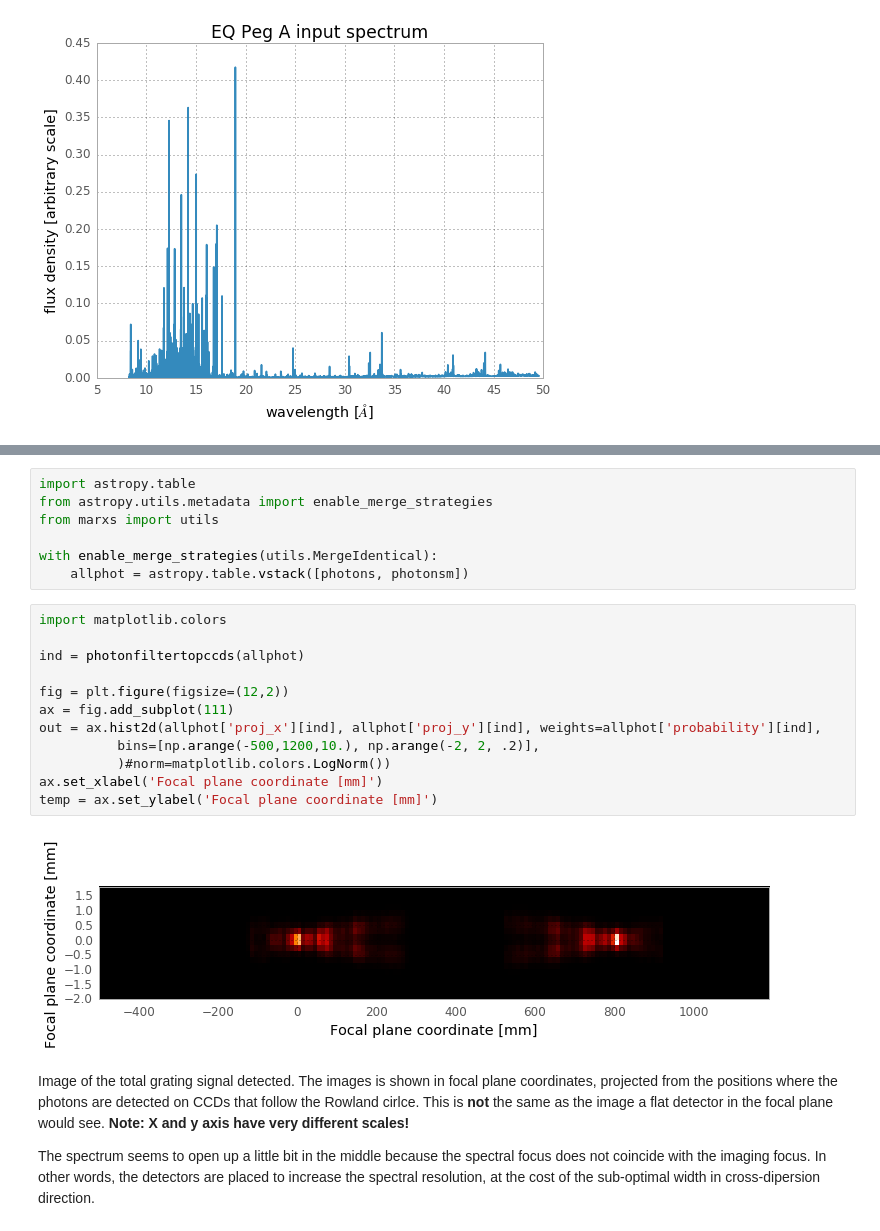
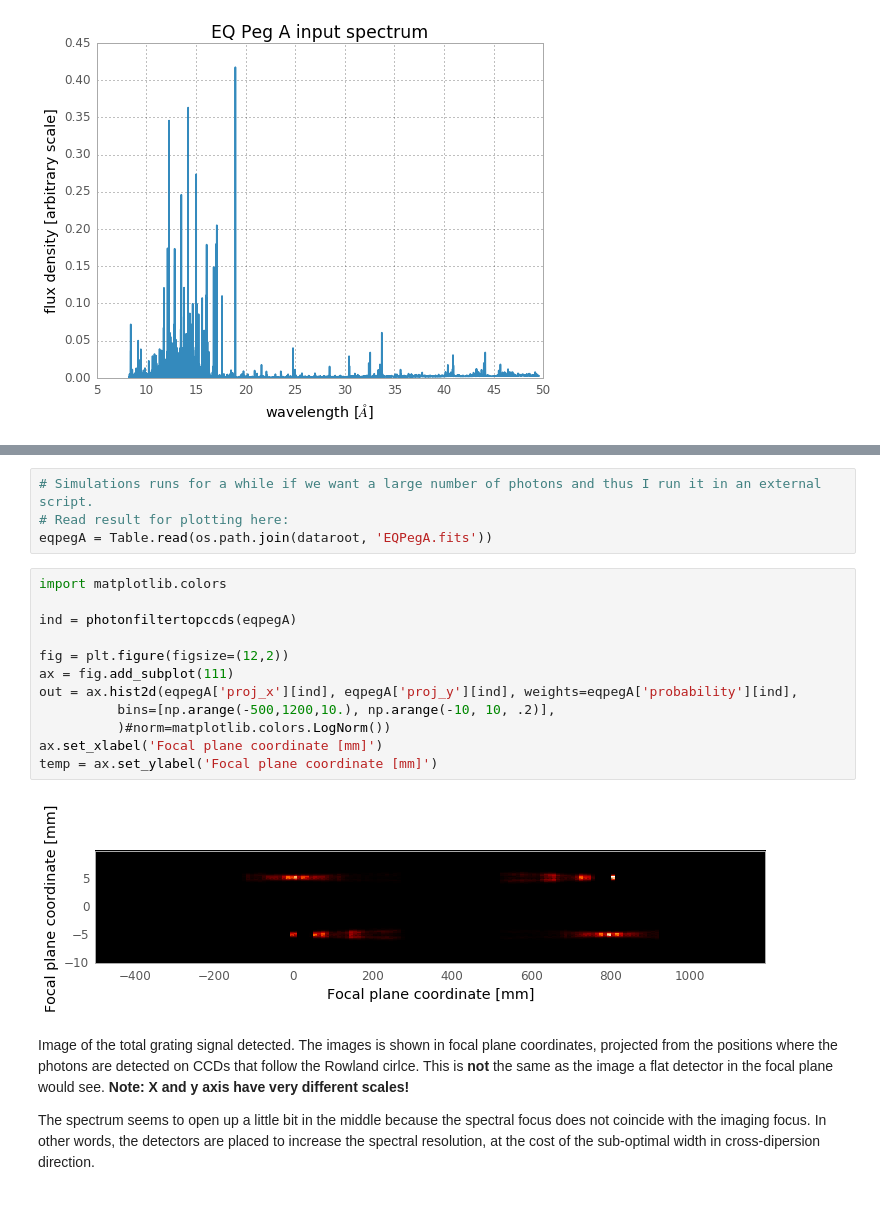
Before and after one commit to hamogu/ARCUS, a Jupyter notebook: notebooks/CATmerrit.ipynb, the cells around one changed output, grey strips where cells are left out. Drawn from its saved outputs; the diff is of its cells as text.

```diff
--- a/notebooks/CATmerrit.ipynb
+++ b/notebooks/CATmerrit.ipynb
@@ -361,24 +368,21 @@ photonsm = arcus.arcus_extra_det_m(photonsm)
-# %%
-import astropy.table
-from astropy.utils.metadata import enable_merge_strategies
-from marxs import utils
-
-with enable_merge_strategies(utils.MergeIdentical):
-    allphot = astropy.table.vstack([photons, photonsm])
+# %%
+# Simulations runs for a while if we want a large number of photons and thus I run it in an external script.
+# Read result for plotting here:
+eqpegA = Table.read(os.path.join(dataroot, 'EQPegA.fits'))
 # %%
 import matplotlib.colors
 
-ind = photonfiltertopccds(allphot)
+ind = photonfiltertopccds(eqpegA)
 
 fig = plt.figure(figsize=(12,2))
 ax = fig.add_subplot(111)
-out = ax.hist2d(allphot['proj_x'][ind], allphot['proj_y'][ind], weights=allphot['probability'][ind],
-          bins=[np.arange(-500,1200,10.), np.arange(-2, 2, .2)],
+out = ax.hist2d(eqpegA['proj_x'][ind], eqpegA['proj_y'][ind], weights=eqpegA['probability'][ind],
+          bins=[np.arange(-500,1200,10.), np.arange(-10, 10, .2)],
           )#norm=matplotlib.colors.LogNorm())
 ax.set_xlabel('Focal plane coordinate [mm]')
 temp = ax.set_ylabel('Focal plane coordinate [mm]')
 # %% [output]
-[figure, old version]
+[figure, new version]
 # %% [markdown]
 Image of the total grating signal detected. The images is shown in focal plane coordinates, projected from the positions where the photons are detected on CCDs that follow the Rowland cirlce. This is **not** the same as the image a flat detector in the focal plane would see. **Note: X and y axis have very different scales!**
 
```
Also changed, not shown: parts of 22 cells of this notebook, 1 other file.
